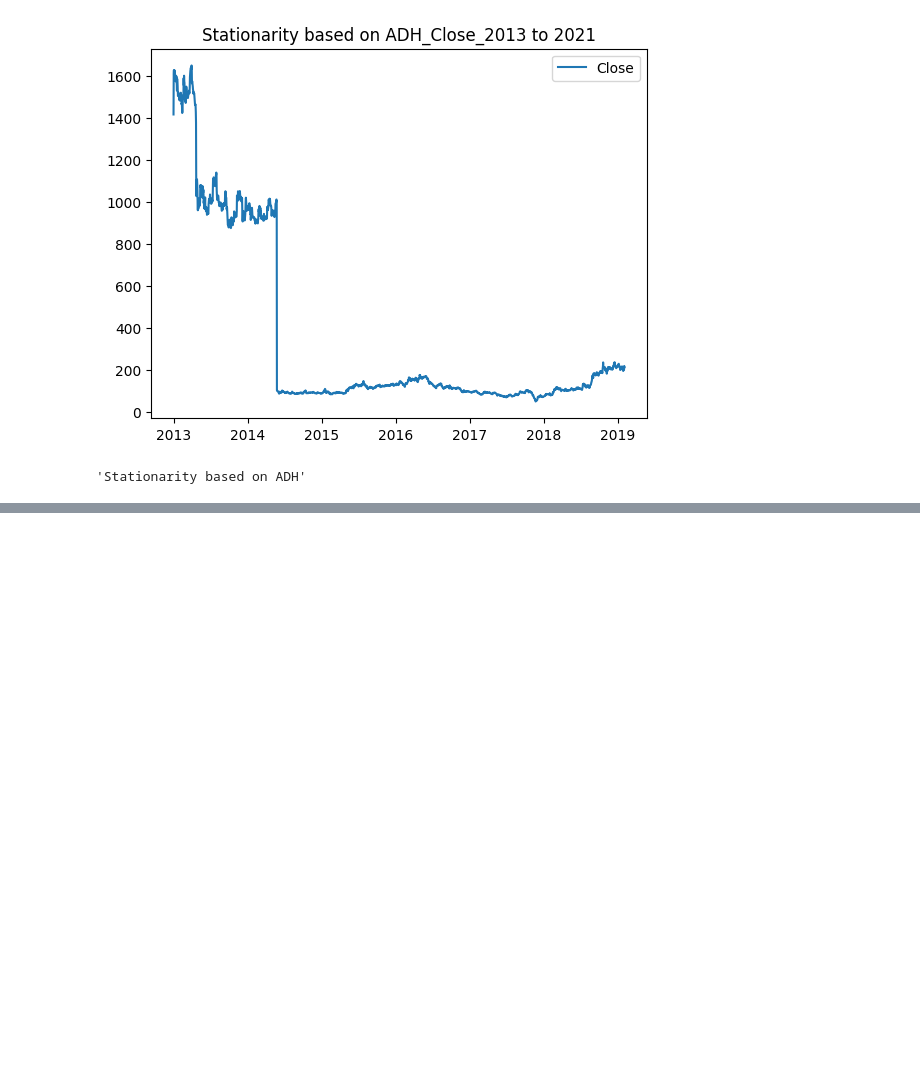
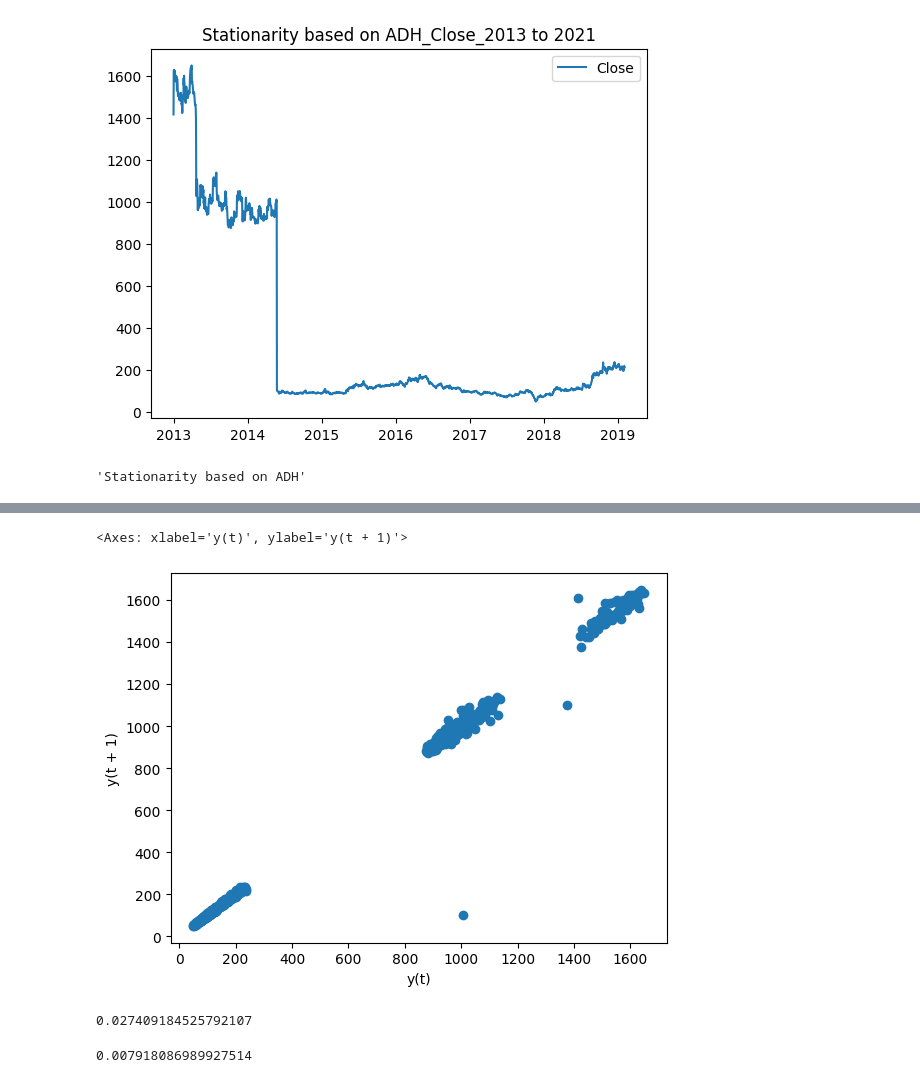
Before and after one commit to ShameemBanuAI/Time-Series-Analysis, a Jupyter notebook: TimeSeries-stationarity.ipynb, the cells around one changed output, grey strips where cells are left out. Drawn from its saved outputs; the diff is of its cells as text; code cells hidden in the pictures; blank space fills up the shorter version.

```diff
--- a/TimeSeries-stationarity.ipynb
+++ b/TimeSeries-stationarity.ipynb
@@ -193,0 +216,6 @@ Accept Alternate hypothesis:Stationarity
+# %%
+from pandas.plotting import lag_plot
+lag_plot(dataset["Close"],lag=1)
+# %% [output]
+<Axes: xlabel='y(t)', ylabel='y(t + 1)'>
+[figure, added]
@@ -193,0 +240,5 @@ Accept Alternate hypothesis:Stationarity
+# %%
+import numpy as np
+print(ApEn(dataset["Close"], m=2, r=0.2*np.std(dataset["Close"])))
+# %% [output]
+0.027409184525792107
@@ -193,0 +266,4 @@ Accept Alternate hypothesis:Stationarity
+# %%
+print(SampEn(dataset["Close"], m=2, r=0.2*np.std(dataset["Close"])))
+# %% [output]
+0.007918086989927514
```
Also changed, not shown: parts of 9 cells of this notebook.
